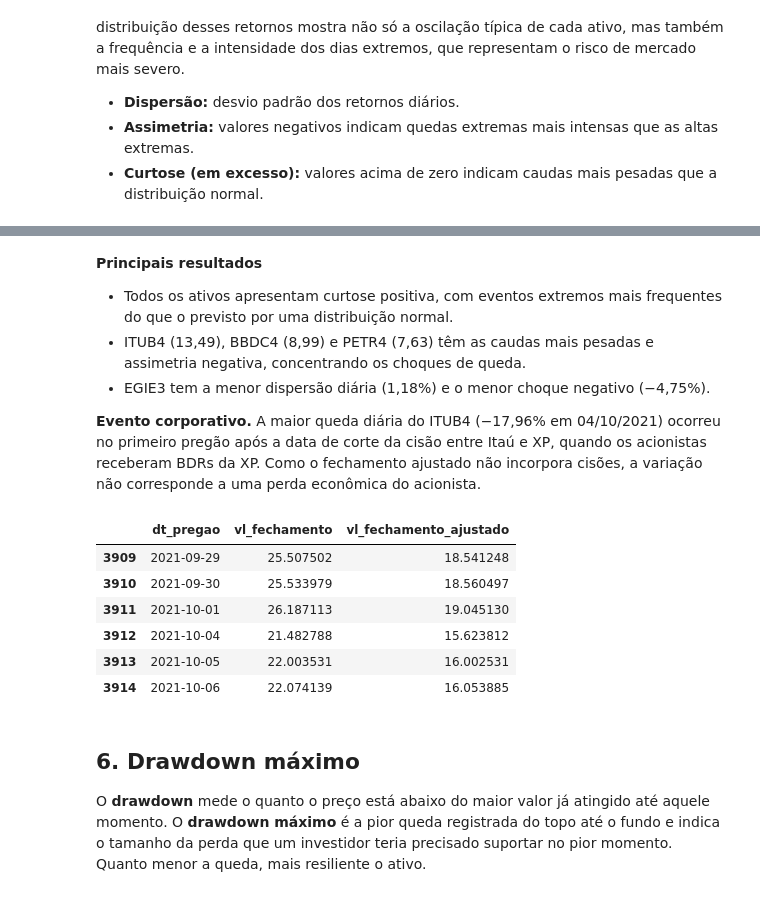
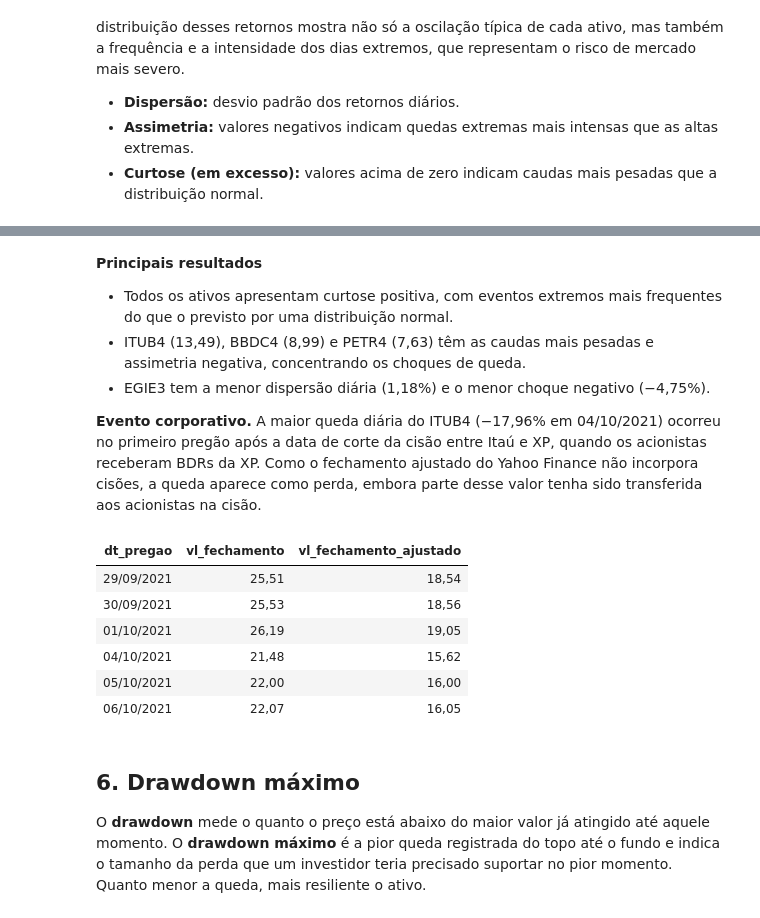
Before and after one commit to AnaysaLopes/b3-performance-acoes-2021-2023, a Jupyter notebook: notebooks/analise_exploratoria.ipynb, the cells around one changed output, grey strips where cells are left out. Saved outputs shown, nothing was run; the diff lists cells and outputs as text; code cells hidden in the pictures.

```diff
--- a/notebooks/analise_exploratoria.ipynb
+++ b/notebooks/analise_exploratoria.ipynb
@@ -259,20 +276,22 @@ histograma_retornos("EGIE3")
 - EGIE3 tem a menor dispersão diária (1,18%) e o menor choque negativo (−4,75%).
 
 **Evento corporativo.** A maior queda diária do ITUB4 (−17,96% em 04/10/2021) ocorreu no primeiro pregão após a data de corte
-da cisão entre Itaú e XP, quando os acionistas receberam BDRs da XP. Como o fechamento ajustado não incorpora cisões,
-a variação não corresponde a uma perda econômica do acionista.
+da cisão entre Itaú e XP, quando os acionistas receberam BDRs da XP. Como o fechamento ajustado do Yahoo Finance
+não incorpora cisões, a queda aparece como perda, embora parte desse valor tenha sido transferida aos acionistas na cisão.
 # %%
 prata[(prata["cd_ticker"] == "ITUB4") & (prata["dt_pregao"].between("2021-09-29", "2021-10-06"))][
     ["dt_pregao", "vl_fechamento", "vl_fechamento_ajustado"]
-]
+].style.format(
+    {"dt_pregao": "{:%d/%m/%Y}", "vl_fechamento": "{:.2f}", "vl_fechamento_ajustado": "{:.2f}"}, decimal=","
+).hide(axis="index")
 # %% [output]
-|  | dt_pregao | vl_fechamento | vl_fechamento_ajustado |
-| 3909 | 2021-09-29 | 25.507502 | 18.541248 |
-| 3910 | 2021-09-30 | 25.533979 | 18.560497 |
-| 3911 | 2021-10-01 | 26.187113 | 19.045130 |
-| 3912 | 2021-10-04 | 21.482788 | 15.623812 |
-| 3913 | 2021-10-05 | 22.003531 | 16.002531 |
-| 3914 | 2021-10-06 | 22.074139 | 16.053885 |
+| dt_pregao | vl_fechamento | vl_fechamento_ajustado |
+| 29/09/2021 | 25,51 | 18,54 |
+| 30/09/2021 | 25,53 | 18,56 |
+| 01/10/2021 | 26,19 | 19,05 |
+| 04/10/2021 | 21,48 | 15,62 |
+| 05/10/2021 | 22,00 | 16,00 |
+| 06/10/2021 | 22,07 | 16,05 |
 # %% [markdown]
 ## 6. Drawdown máximo
 
```
Also changed, not shown: parts of 16 cells of this notebook.
